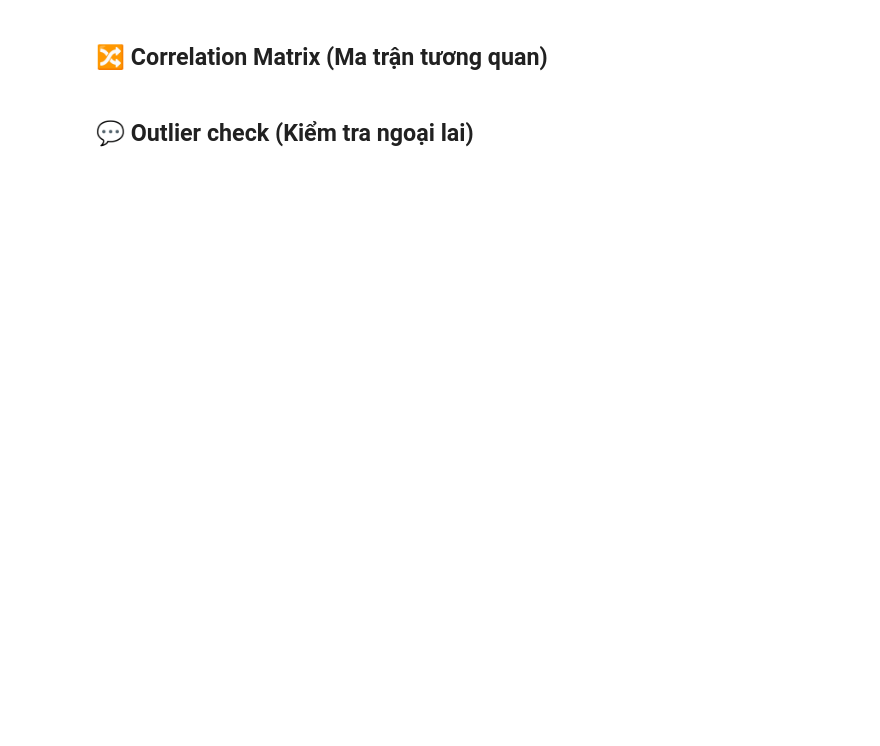
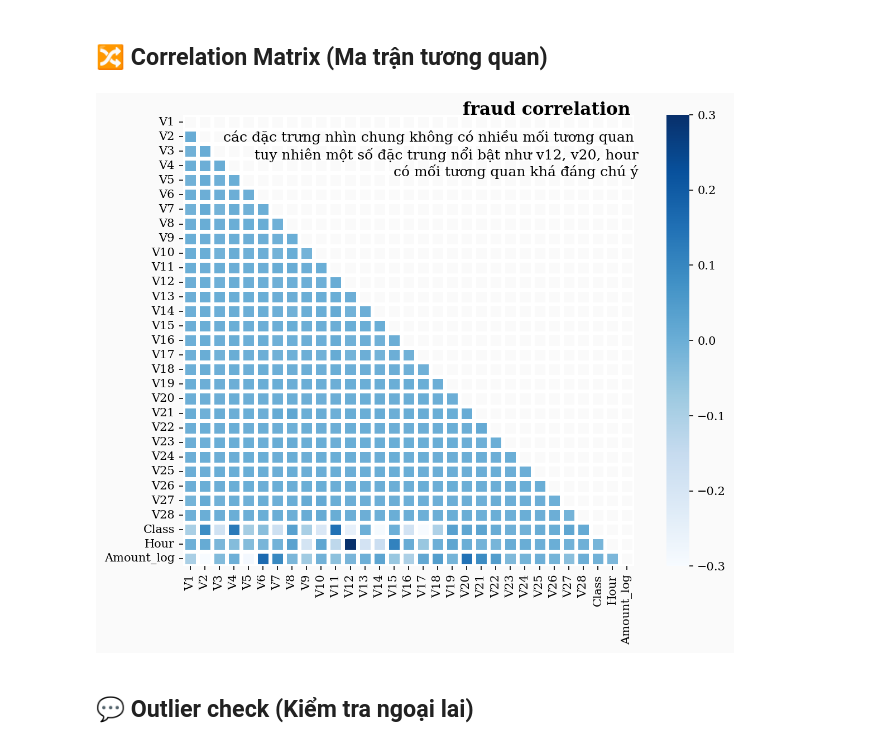
Before and after one commit to TienNguyen0712/credit-card-fraud-detection, a Jupyter notebook: src/notebooks/01_eda.ipynb, the cells around one changed output. Cells and saved outputs as stored; diff of their text form; code cells hidden in the pictures; blank space fills up the shorter version.

```diff
--- a/src/notebooks/01_eda.ipynb
+++ b/src/notebooks/01_eda.ipynb
@@ -339,4 +359,25 @@ Name: Amount, dtype: float64
 # %% [markdown]
 ## 🔀 **Correlation Matrix (Ma trận tương quan)**
+# %%
+df_corr = df.drop(columns=['Time', 'Amount'])
+
+
+corr_matrix = df_corr.corr()
+
+mask = np.zeros_like(corr_matrix, dtype=np.bool)
+mask[np.triu_indices_from(mask)] = True
+fig, ax = plt.subplots(figsize=(10, 7))
+fig.text(.54,.88,'fraud correlation', fontweight='bold',fontsize=15)
+fig.text(.75,.75,
+            '''
+            các đặc trưng nhìn chung không có nhiều mối tương quan
+            tuy nhiên một số đặc trung nổi bật như v12, v20, hour
+            có mối tương quan khá đáng chú ý
+             ''', fontfamily='serif',fontsize=12,ha='right')
+pl = sns.heatmap(corr_matrix, mask=mask, cmap='Blues', vmax=.3, vmin=-.3, center=0, square=True, linewidths=2.5)
+
+plt.show()
+# %% [output]
+[figure, added]
 # %% [markdown]
 ## 💬 **Outlier check (Kiểm tra ngoại lai)**
```
Also changed, not shown: parts of 3 cells of this notebook.
